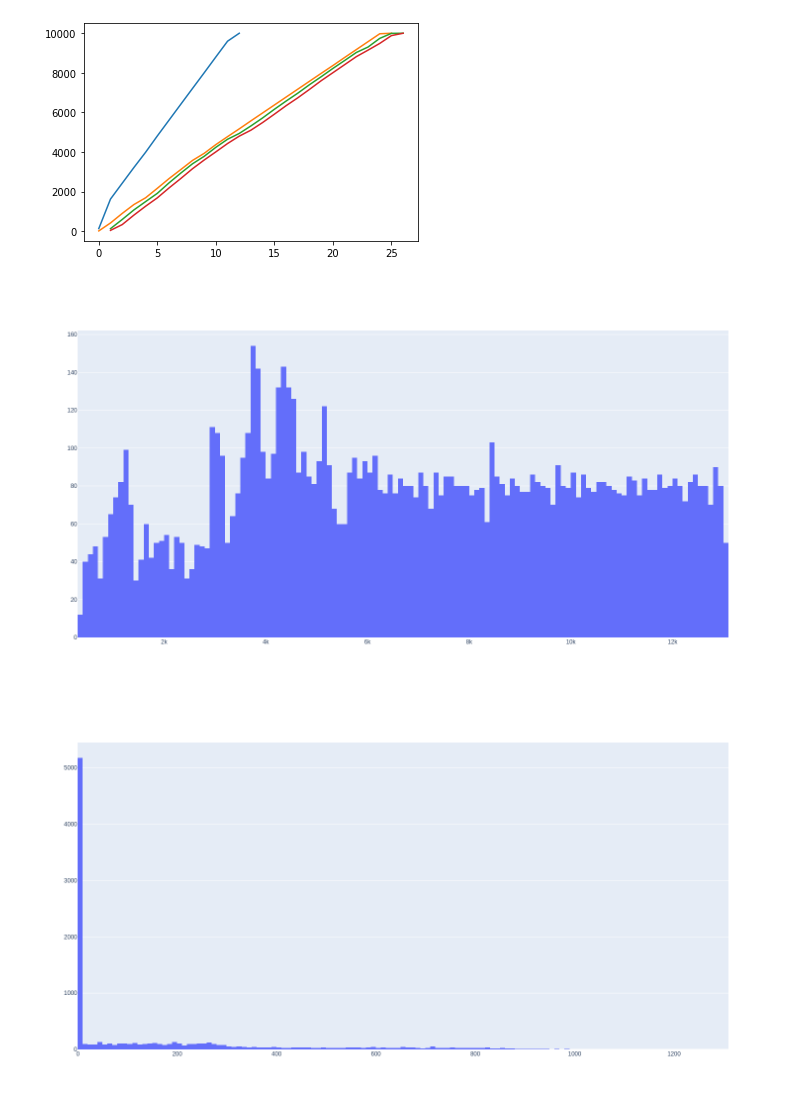
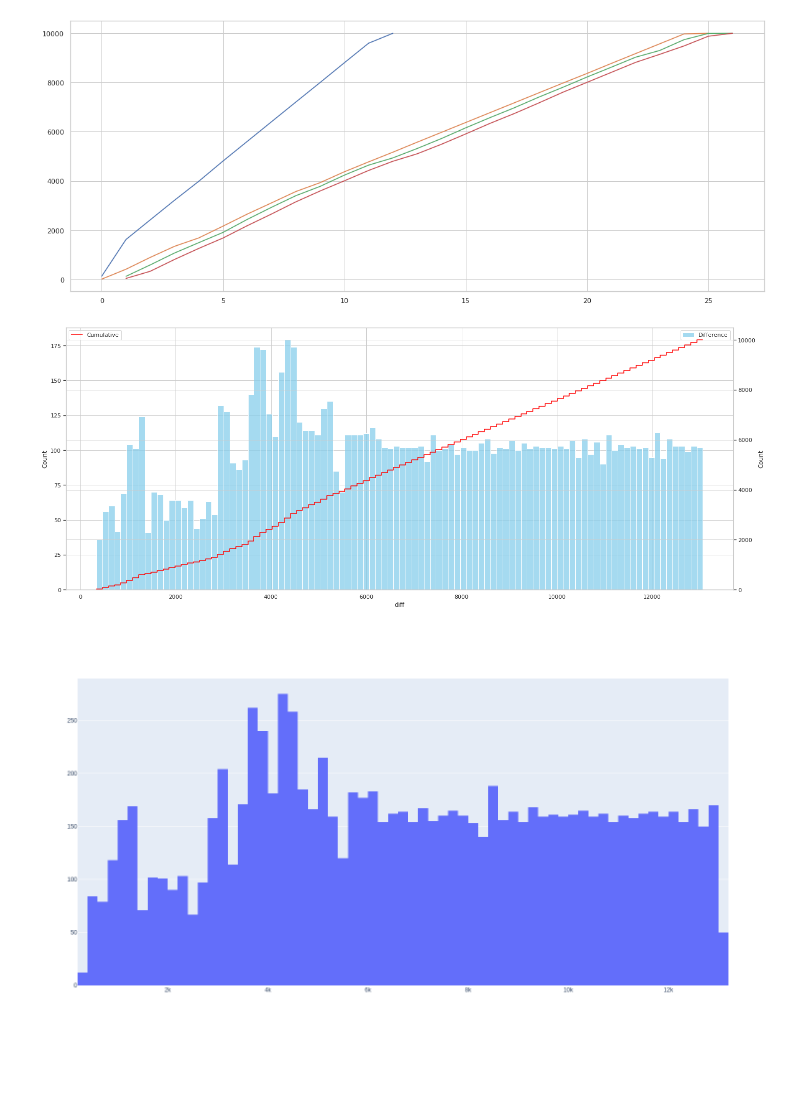
Before and after one commit to FilipKatulski/cl2-plotter, a Jupyter notebook: analysis/plotter.ipynb, the cells around one changed output. Drawn from its saved outputs; the diff is of its cells as text; code cells hidden in the pictures; blank space fills up the shorter version.

Commit message:
Created histograms with 2 different methods: seaborn and plotly, needs further evaluation for a better choice.

```diff
--- a/analysis/plotter.ipynb
+++ b/analysis/plotter.ipynb
@@ -79,7 +79,18 @@ def histogram_plotting(filepath: str, num_bins: int):
     run_df = df[df['Transition']=='{schedule run 0s}'].sort_values('diff')
     watched_df = df[df['Transition']=='{run watch 0s}'].sort_values('diff')
 
-    fig = make_subplots(rows=3, cols=1)
+
+    fig, ax = plt.subplots()
+    sns.set(style="whitegrid")
+    sns.histplot(data=created_df['diff'], color="skyblue", label="Difference", bins=num_bins)
+    plt.legend(loc='upper right')
+    ax2 = ax.twinx()
+    sns.histplot(data=created_df['diff'], color="red", label="Cumulative", element="step", cumulative=True, fill=False, bins=num_bins)
+
+    plt.tight_layout()
+    plt.legend(loc='upper left')
+    plt.show()
+
     fig = gobj.Figure()
     fig.add_trace(gobj.Histogram(x=created_df['diff'], nbinsx=num_bins))
     fig.update_layout(
@@ -108,10 +119,19 @@ def histogram_plotting(filepath: str, num_bins: int):
     height=800)
 
     fig.show()
+
+    fig = ff.create_distplot([watched_df['diff']], ['diff'])
+
+
+    fig.update_layout(title_text='Distplot with Normal Distribution',
+    autosize=False,
+    width=1500,
+    height=800)
+    fig.show()
 # %%
 timeline_plotting("../timeline-2000nodes.csv")
-histogram_plotting("../timeline-2000nodes.csv", num_bins=200)
+histogram_plotting("../timeline-2000nodes.csv", num_bins=100)
 # %% [output]
-[figure, old version]
+[figure, new version]
-[figure, old version]
+[figure, new version]
-[figure, old version]
+[figure, new version]
```
Also changed, not shown: parts of 2 cells of this notebook.
